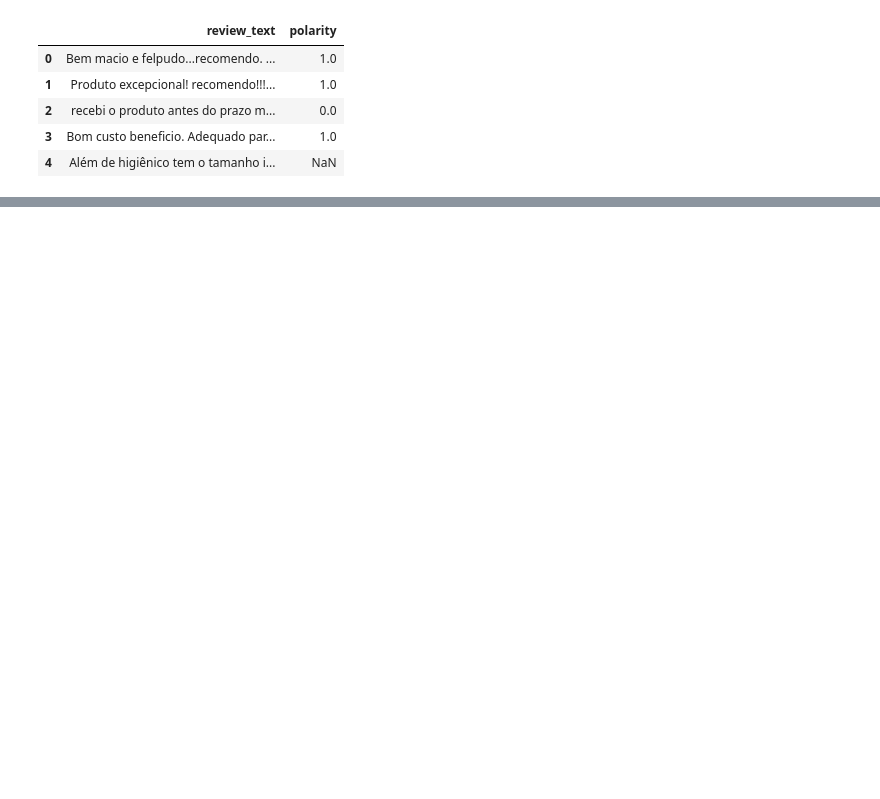
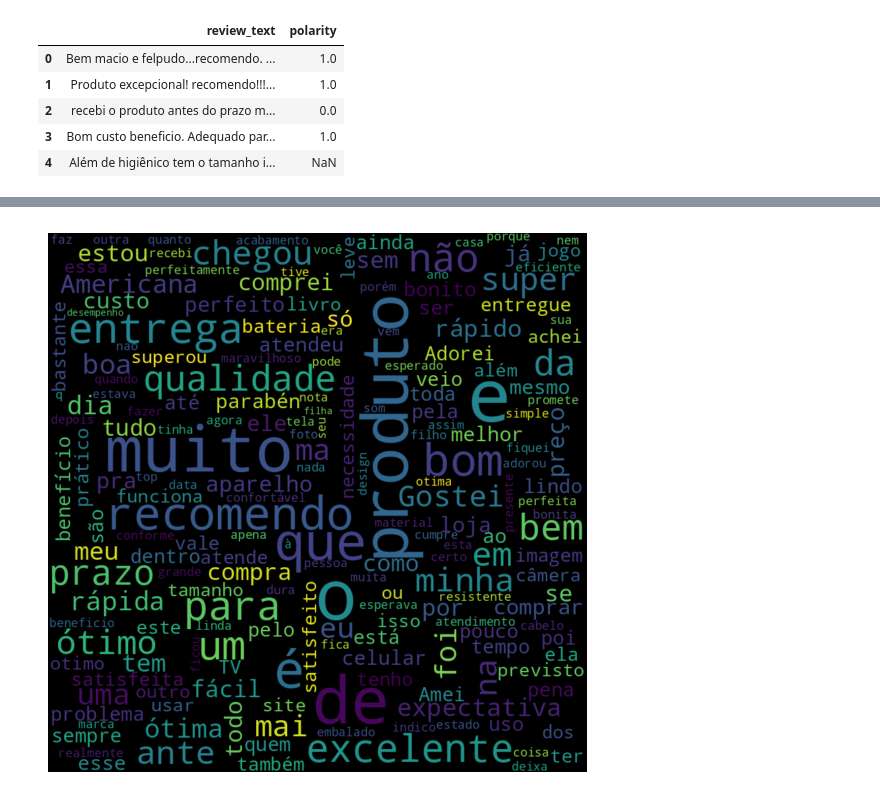
Before and after one commit to AnaPRodrigues/postech-ia, a Jupyter notebook: Classificador_avaliacao.ipynb, the cells around one changed output, grey strips where cells are left out. Drawn from its saved outputs; the diff is of its cells as text; code cells hidden in the pictures; blank space fills up the shorter version.

```diff
--- a/Classificador_avaliacao.ipynb
+++ b/Classificador_avaliacao.ipynb
@@ -24,0 +209,14 @@ avaliacoes.head()
+# %%
+def word_cloud_pos(dados, coluna_texto):
+  texto_positivo = dados.query("polarity == 1")
+
+  todas_avaliacoes = [texto for texto in texto_positivo[coluna_texto]]
+
+  todas_palavras = ' '.join(todas_avaliacoes)
+
+  nuvem_palavras = WordCloud(width=800, height=800, max_font_size=110, collocations=False).generate(todas_palavras)
+
+  plt.figure(figsize=(10, 7))
+  plt.imshow(nuvem_palavras, interpolation='bilinear')
+  plt.axis('off')
+  plt.show()
@@ -24,0 +227,4 @@ avaliacoes.head()
+# %%
+word_cloud_pos(avaliacoes, 'review_text')
+# %% [output]
+[figure, added]
```
Also changed, not shown: parts of 18 cells of this notebook.
